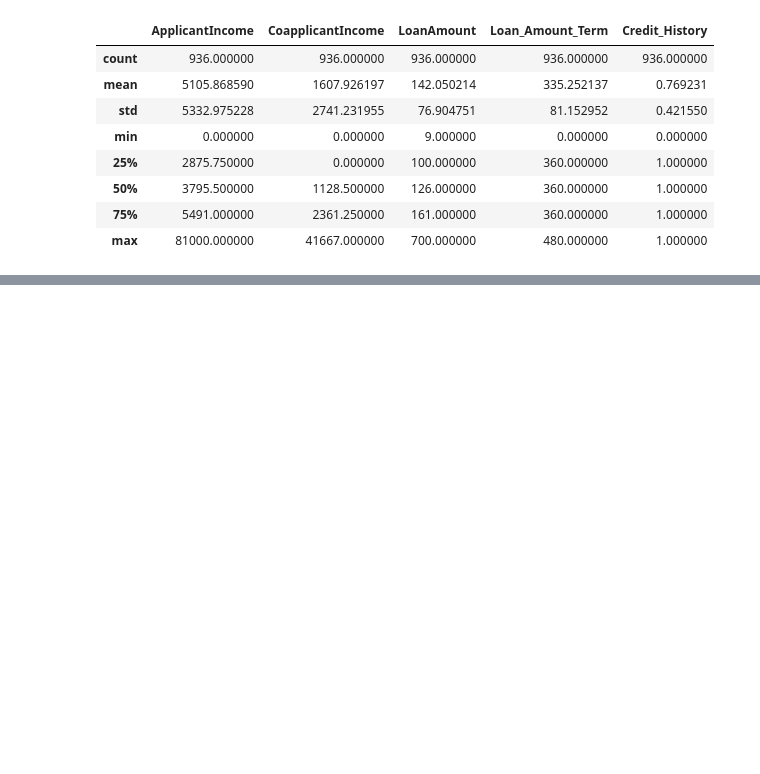
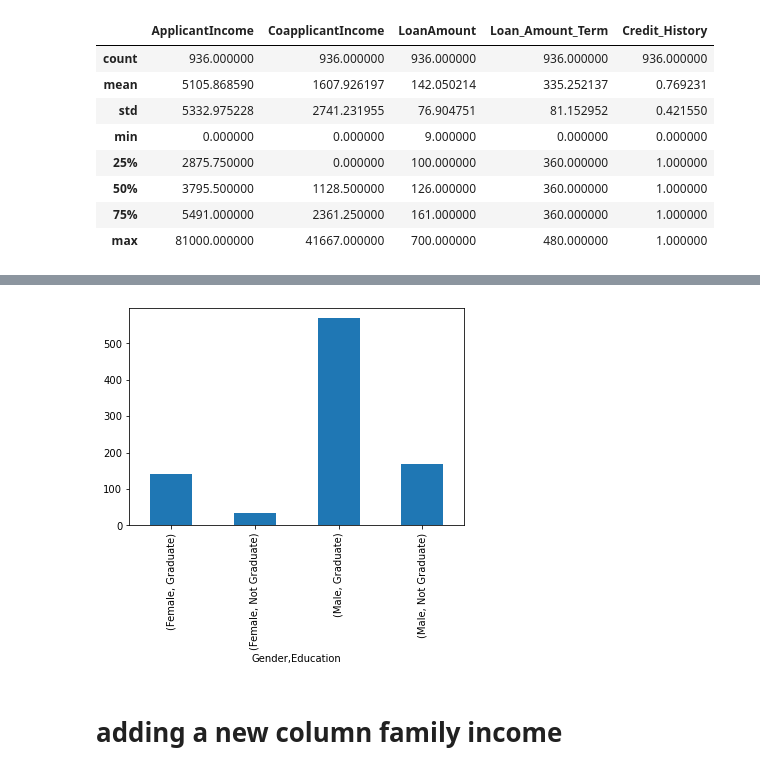
Before and after one commit to indrani2121/Analysis_of_loan_amounts_received_by_applicants, a Jupyter notebook: credit_history.ipynb, the cells around one changed output, grey strips where cells are left out. Saved outputs shown, nothing was run; the diff lists cells and outputs as text; code cells hidden in the pictures; blank space fills up the shorter version.

```diff
--- a/credit_history.ipynb
+++ b/credit_history.ipynb
@@ -211,0 +255,6 @@ data.describe()
+# %%
+data.groupby(['Gender' ,'Education'])["Gender"].count().plot.bar();
+# %% [output]
+[figure, added]
+# %% [markdown]
+# adding a new column family income
```
Also changed, not shown: parts of 35 cells of this notebook.
